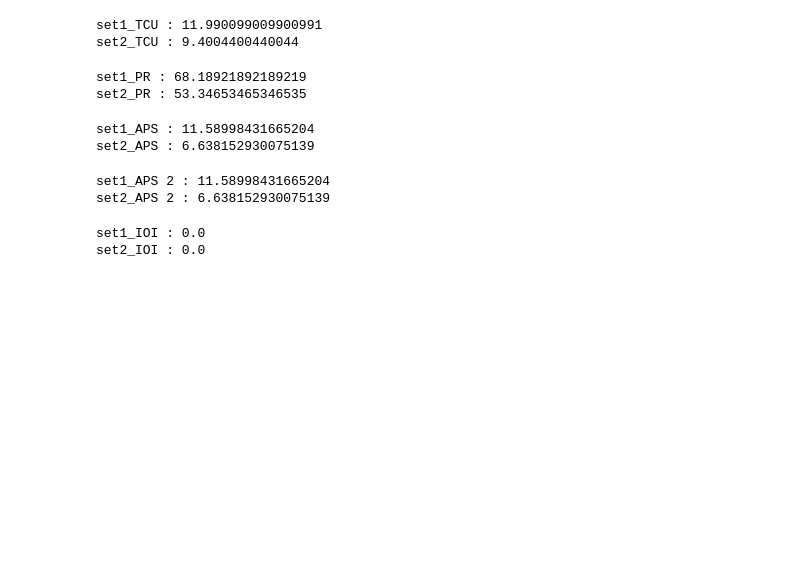
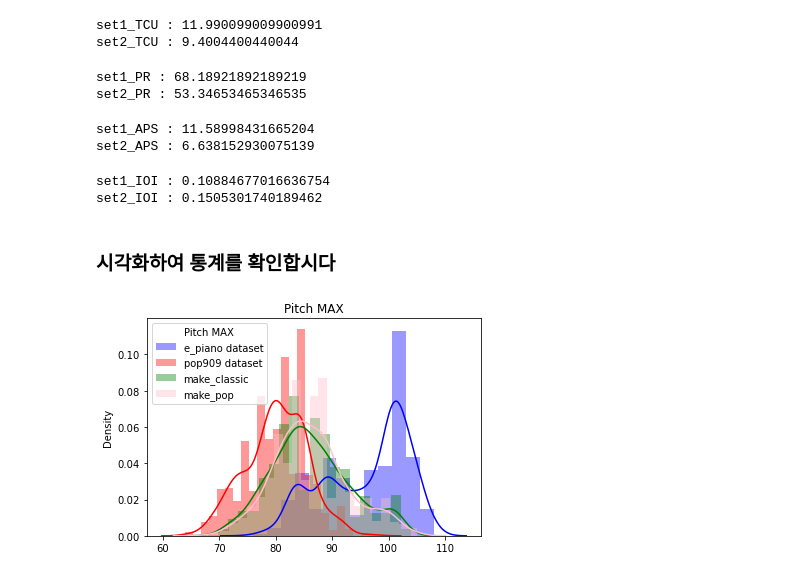
Before and after one commit to yeong35/MusicTransformer-Pytorch, a Jupyter notebook: music_evaluation.ipynb, the cells around one changed output. Saved outputs shown, nothing was run; the diff lists cells and outputs as text; code cells hidden in the pictures; blank space fills up the shorter version.

```diff
--- a/music_evaluation.ipynb
+++ b/music_evaluation.ipynb
@@ -49,14 +58,16 @@ evalset = {
           , 'pitch_range': np.zeros((num_samples, 1))
           , 'avg_pitch_shift': np.zeros((num_samples, 1))
           , 'avg_IOI': np.zeros((num_samples, 1))
+          , 'pitch_MAX':np.zeros((num_samples, 1))
+          , 'pitch_MIN':np.zeros((num_samples, 1))
           #, 'total_used_note': np.zeros((num_samples, 1))
           # , 'bar_used_pitch': np.zeros((num_samples, args.num_bar, 1))
           # , 'bar_used_note': np.zeros((num_samples, args.num_bar, 1))
           , 'total_pitch_class_histogram': np.zeros((num_samples, 12))
           # , 'bar_pitch_class_histogram': np.zeros((num_samples, args.num_bar, 12))
-          #, 'note_length_hist': np.zeros((num_samples, 12))
-          #, 'pitch_class_transition_matrix': np.zeros((num_samples, 12, 12))
-          #, 'note_length_transition_matrix': np.zeros((num_samples, 12, 12))
+          , 'note_length_hist': np.zeros((num_samples, 12))
+          , 'pitch_class_transition_matrix': np.zeros((num_samples, 12, 12))
+          , 'note_length_transition_matrix': np.zeros((num_samples, 12, 12))
           }
 # %%
 metrics_list = list(evalset.keys())
@@ -66,9 +77,15 @@ single_arg_metrics = (
     , 'avg_IOI'
     , 'total_pitch_class_histogram'
     , 'pitch_range'
+    , 'pitch_MAX'
+    , 'pitch_MIN'
     ])
 
 set1_eval = copy.deepcopy(evalset)
 set2_eval = copy.deepcopy(evalset)
 
-sets = [ (set1, set1_eval), (set2, set2_eval) ]
+set3_eval = copy.deepcopy(evalset)
+set4_eval = copy.deepcopy(evalset)
+
+sets1 = [ (set1, set1_eval), (set2, set2_eval) ]
+sets2 = [ (set3, set3_eval), (set4, set4_eval) ]
@@ -250,15 +316,6 @@ print("set2_APS :", set2_APS)
 # %% [output]
 set1_APS : 11.58998431665204
 set2_APS : 6.638152930075139
-# %%
-set1_APS = set1_eval['avg_pitch_shift'].sum(-1).mean()
-set2_APS = set2_eval['avg_pitch_shift'].sum(-1).mean()
-
-print("set1_APS 2 :", set1_APS)
-print("set2_APS 2 :", set2_APS)
-# %% [output]
-set1_APS 2 : 11.58998431665204
-set2_APS 2 : 6.638152930075139
 # %%
 set1_IOI = set1_eval['avg_IOI'].sum(-1).mean()
 set2_IOI = set2_eval['avg_IOI'].sum(-1).mean()
@@ -266,5 +323,7 @@ set2_IOI = set2_eval['avg_IOI'].sum(-1).mean()
 print("set1_IOI :", set1_IOI)
 print("set2_IOI :", set2_IOI)
 # %% [output]
-set1_IOI : 0.0
-set2_IOI : 0.0
+set1_IOI : 0.10884677016636754
+set2_IOI : 0.1505301740189462
+# %% [markdown]
+### 시각화하여 통계를 확인합시다
@@ -270,0 +333,12 @@ set2_IOI : 0.0
+# %%
+sns.distplot(set1_eval['pitch_MAX'], color='blue', label='e_piano dataset')
+sns.distplot(set2_eval['pitch_MAX'], color='red', label='pop909 dataset')
+sns.distplot(set3_eval['pitch_MAX'], color='green', label='make_classic')
+sns.distplot(set4_eval['pitch_MAX'], color='pink', label='make_pop')
+
+plt.title("Pitch MAX")
+plt.legend(title='Pitch MAX');
+plt.savefig('Pitch_MAX.png', dpi=300)
+plt.show();
+# %% [output]
+[figure, added]
```
Also changed, not shown: parts of 18 cells of this notebook.
